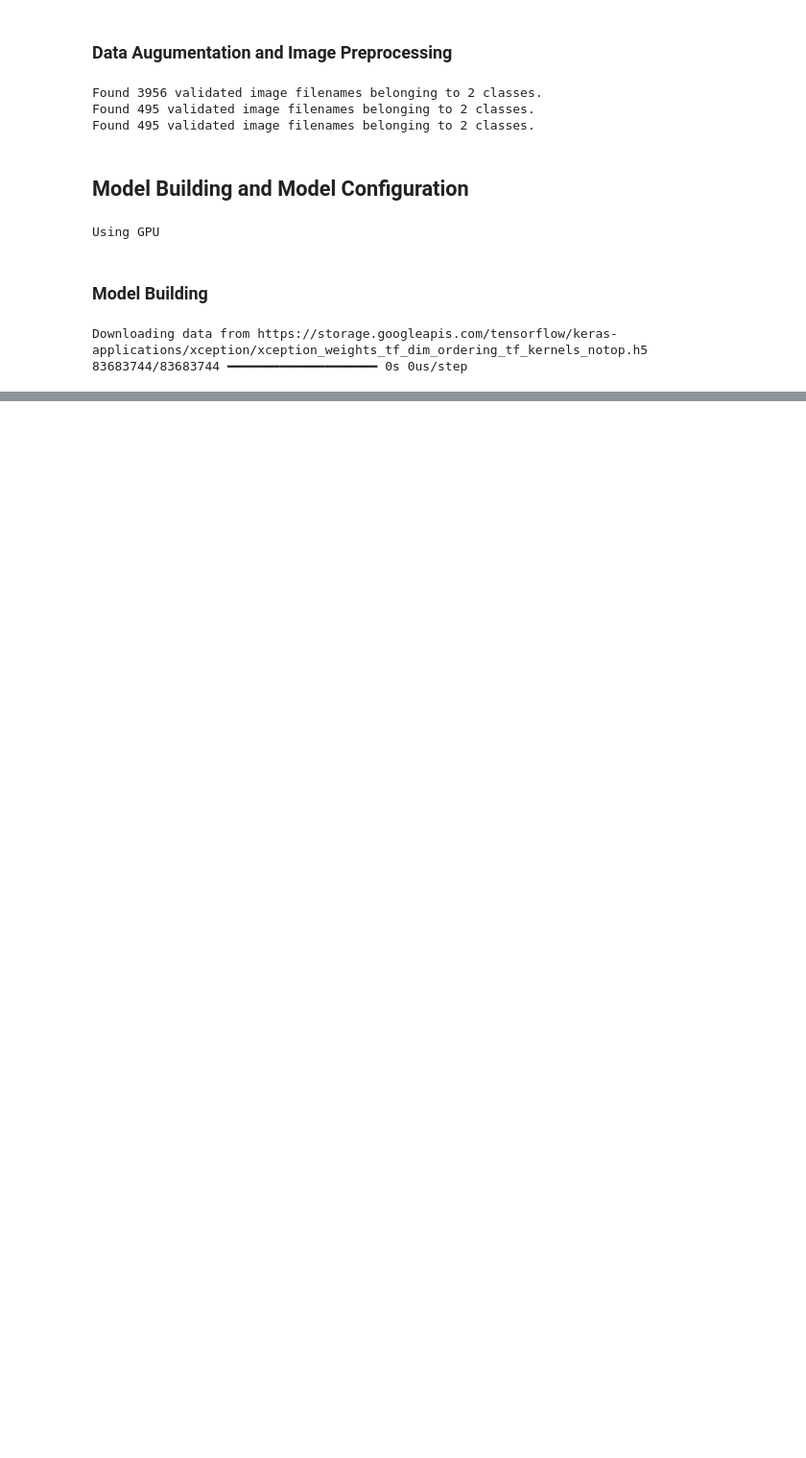
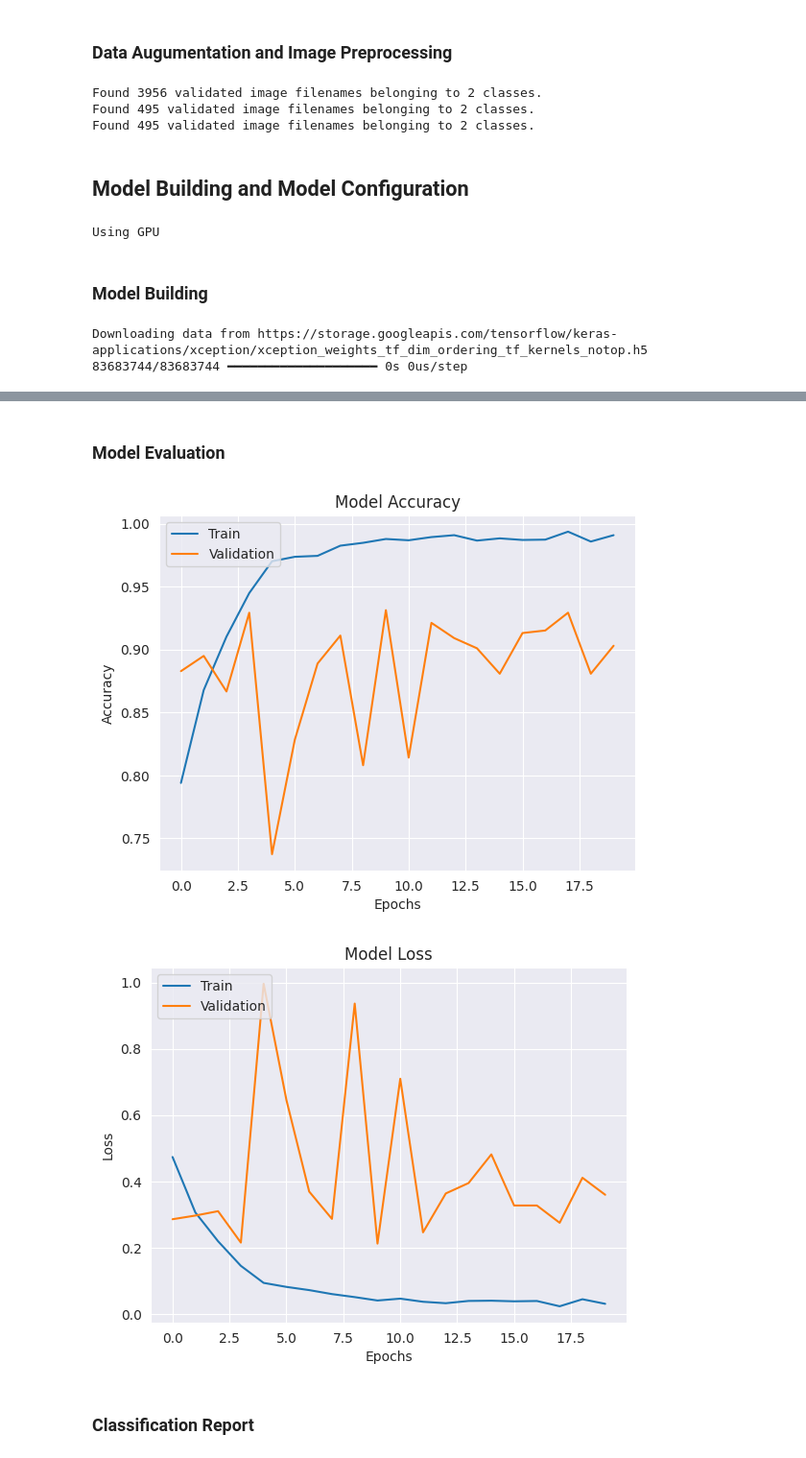
Before and after one commit to SaibalPatraDS/Classification-of-Normal-and-OSCC-Images, a Jupyter notebook: classification-of-normal-and-oscc-images.ipynb, the cells around one changed output, grey strips where cells are left out. Shown at 96% size. Drawn from its saved outputs; the diff is of its cells as text; code cells hidden in the pictures; blank space fills up the shorter version.

```diff
--- a/classification-of-normal-and-oscc-images.ipynb
+++ b/classification-of-normal-and-oscc-images.ipynb
@@ -394,0 +500,6 @@ I0000 00:00:1732470797.148928     100 device_compiler.h:188] Compiled cluster us
+# %%
+## implementation of MobileNet Model
+input_shape = (224, 224, 3)
+mobilenet_model = mobilenet_model(input_shape = input_shape,
+                                  learning_rate = 0.0001,
+                                  num_classes = 2)
@@ -394,0 +559,10 @@ I0000 00:00:1732470797.148928     100 device_compiler.h:188] Compiled cluster us
+# %%
+## Running and Testing the Model
+
+history = mobilenet_model.fit(
+    train_data_mobilenet,
+    validation_data = val_data_mobilenet,
+    epochs = 50,
+    callbacks = [early_stopping],
+    verbose = 1
+)
@@ -394,0 +587,24 @@ I0000 00:00:1732470797.148928     100 device_compiler.h:188] Compiled cluster us
+# %% [markdown]
+### Model Evaluation
+# %%
+## plotting the Variation of Loss for Both Training and Validation Data
+plt.plot(history.history['accuracy'])
+plt.plot(history.history['val_accuracy'])
+plt.title("Model Accuracy", size = 12)
+plt.ylabel("Accuracy")
+plt.xlabel("Epochs")
+plt.legend(['Train', 'Validation'], loc = 'upper left')
+plt.show()
+
+plt.plot(history.history['loss'])
+plt.plot(history.history['val_loss'])
+plt.title("Model Loss")
+plt.xlabel("Epochs")
+plt.ylabel("Loss")
+plt.legend(['Train', 'Validation'], loc = 'upper left')
+plt.show()
+# %% [output]
+[figure, added]
+[figure, added]
+# %% [markdown]
+### Classification Report
```
Also changed, not shown: parts of 19 cells of this notebook.
